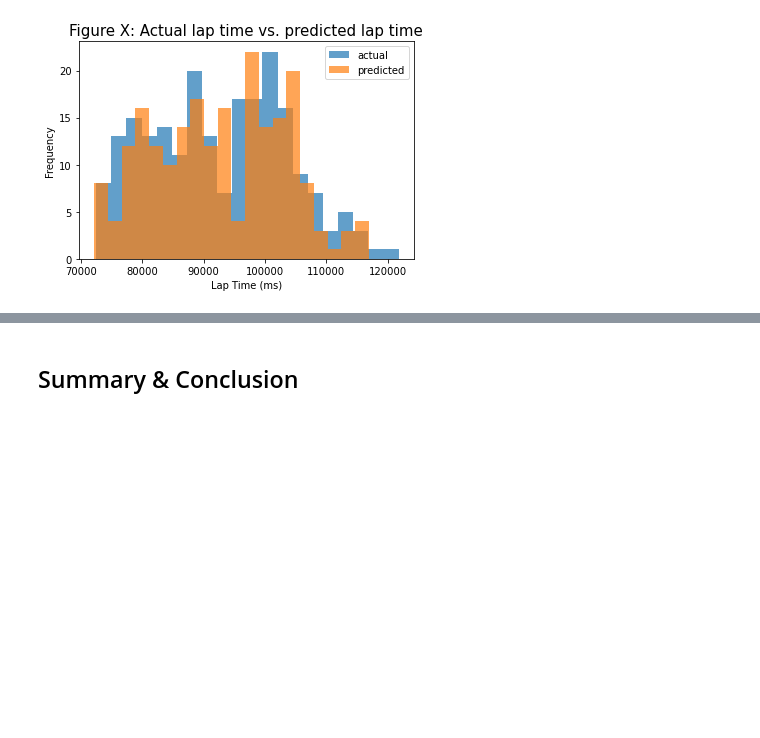
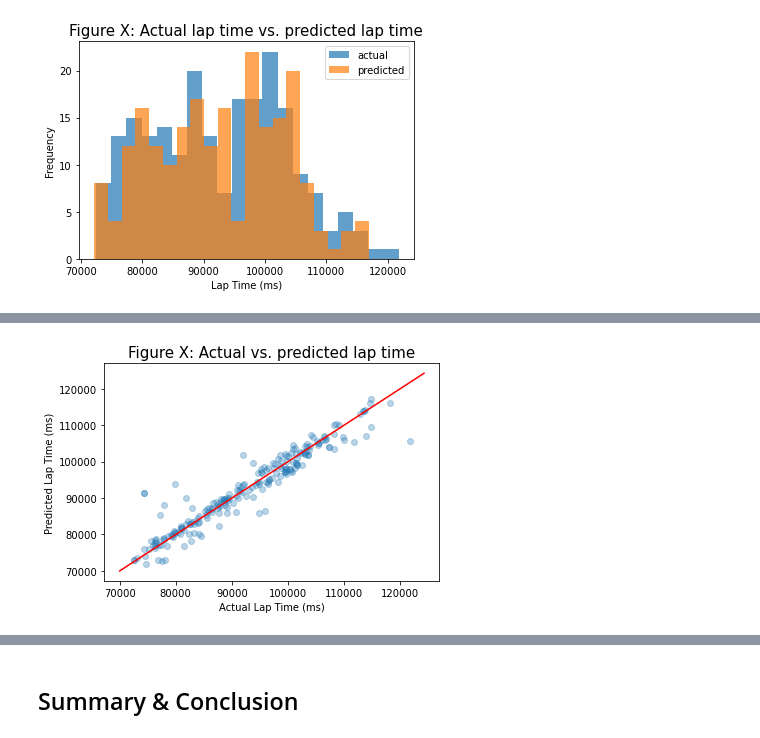
Before and after one commit to floeck/f1-weather-analysis, a Jupyter notebook: notebooks/V10FTW_Project.ipynb, the cells around one changed output, grey strips where cells are left out. Cells and saved outputs as stored; diff of their text form; code cells hidden in the pictures; blank space fills up the shorter version.

```diff
--- a/notebooks/V10FTW_Project.ipynb
+++ b/notebooks/V10FTW_Project.ipynb
@@ -489,0 +507,14 @@ plt.show();
+# %%
+X = df[['temp', 'lapAverageSpeed', 'wind_speed', 'track', 'year']]
+
+# Convert categorical into dummy/indicator variables
+X = pd.get_dummies(data=X, drop_first=True)
+
+# With sklearn
+regr = linear_model.LinearRegression()
+regr.fit(X, Y)
+
+# With statsmodels
+X = sm.add_constant(X) # adding a constant
+model = sm.OLS(Y, X).fit()
+print(model.summary())
@@ -489,0 +541,5 @@ plt.show();
+# %%
+residuals_reduced = pd.DataFrame({'actual': df['lapTime'],
+                            'predicted': model.fittedvalues,
+                            'residual': model.resid})
+residuals_reduced.sample(n=5, random_state=999)
@@ -489,0 +553,9 @@ plt.show();
+# %%
+plt.scatter(residuals_reduced['actual'], residuals_reduced['predicted'], alpha=0.3);
+plot_line(axis=plt.gca(), slope=1, intercept=0, c="red");
+plt.xlabel('Actual Lap Time (ms)');
+plt.ylabel('Predicted Lap Time (ms)');
+plt.title('Figure X: Actual vs. predicted lap time', fontsize=15);
+plt.show();
+# %% [output]
+[figure, added]
```
Also changed, not shown: parts of 21 cells of this notebook.
